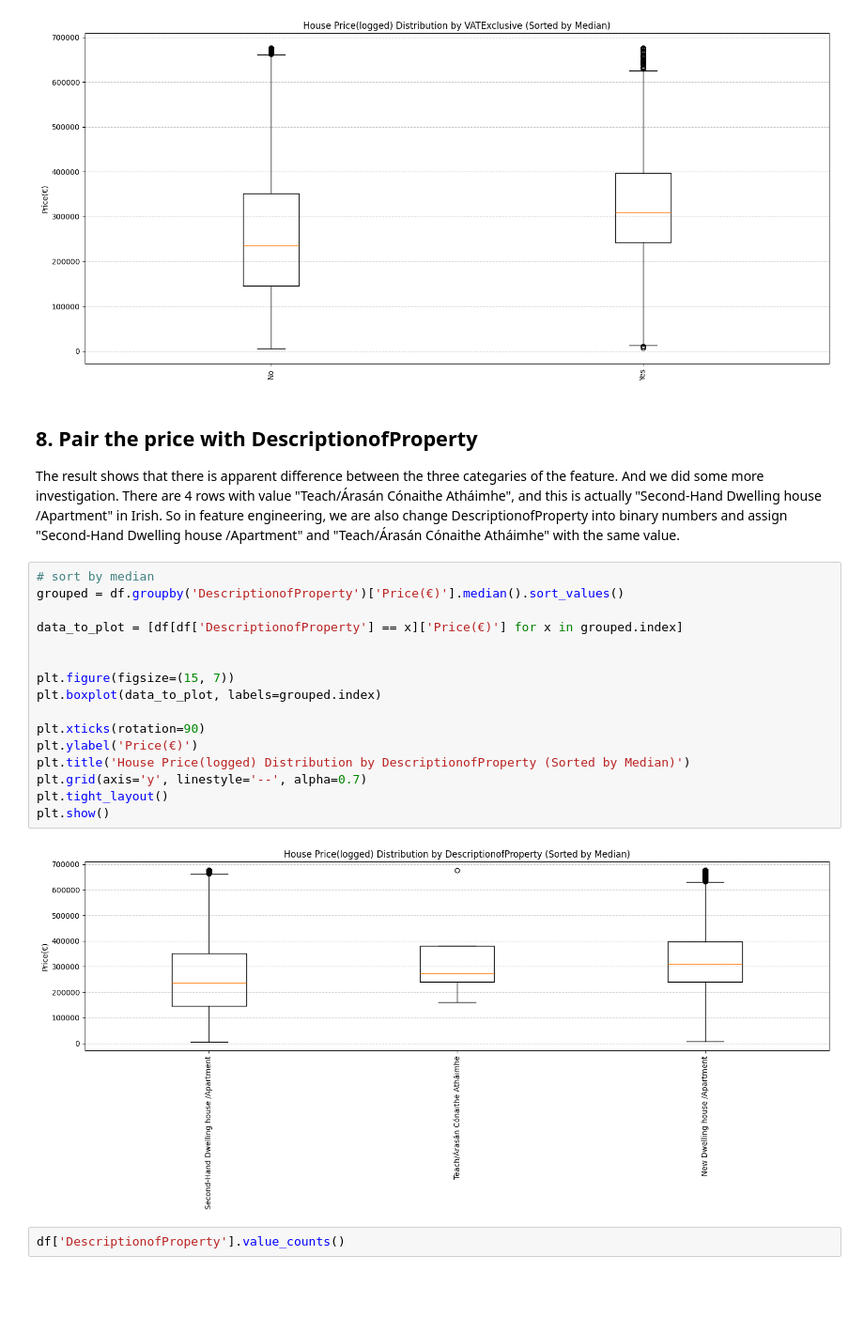
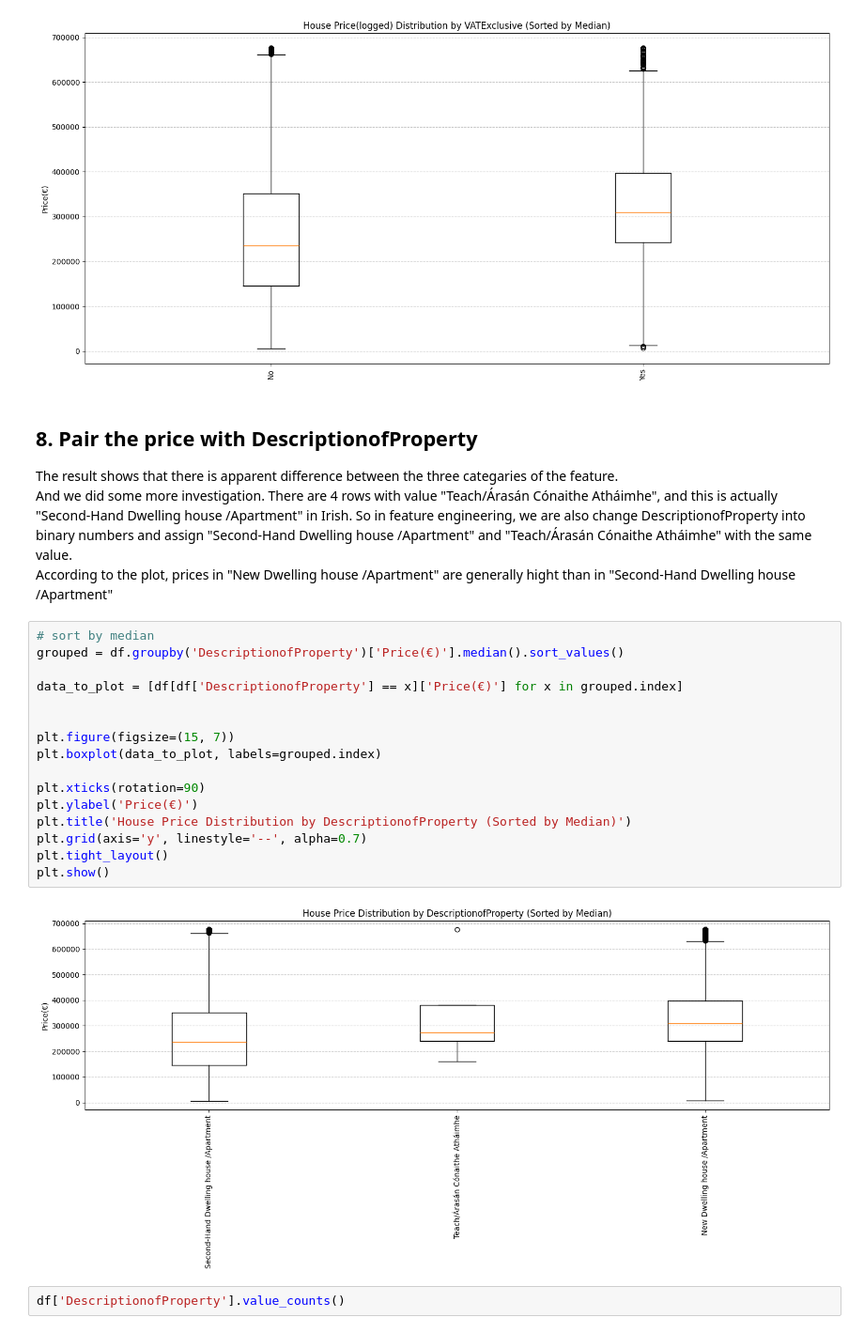
Before and after one commit to wuxiaoli-ucd/Data-Analytics, a Jupyter notebook: feature_paring_and_engineering.ipynb, the cells around one changed output. Shown at 94% size. Cells and saved outputs as stored; diff of their text form; blank space fills up the shorter version.

Commit message:
check data_understanding,feature_pair_and_engineering and testdata_processing

```diff
--- a/feature_paring_and_engineering.ipynb
+++ b/feature_paring_and_engineering.ipynb
@@ -245,25 +245,25 @@ plt.show()
 [figure]
 # %% [markdown]
 ## 8. Pair the price with DescriptionofProperty
-The result shows that there is apparent difference between the three categaries of the feature. And we did some more investigation. There are 4 rows with value "Teach/Árasán Cónaithe Atháimhe", and this is actually "Second-Hand Dwelling house /Apartment" in Irish. So in feature engineering, we are also change DescriptionofProperty into binary numbers and assign "Second-Hand Dwelling house /Apartment" and "Teach/Árasán Cónaithe Atháimhe" with the same value.
+The result shows that there is apparent difference between the three categaries of the feature. <br> And we did some more investigation. There are 4 rows with value "Teach/Árasán Cónaithe Atháimhe", and this is actually "Second-Hand Dwelling house /Apartment" in Irish. So in feature engineering, we are also change DescriptionofProperty into binary numbers and assign "Second-Hand Dwelling house /Apartment" and "Teach/Árasán Cónaithe Atháimhe" with the same value.<br>According to the plot, prices in "New Dwelling house /Apartment" are generally hight than in "Second-Hand Dwelling house /Apartment"
 # %%
 # sort by median
 grouped = df.groupby('DescriptionofProperty')['Price(€)'].median().sort_values()
 
 data_to_plot = [df[df['DescriptionofProperty'] == x]['Price(€)'] for x in grouped.index]
 
 
 plt.figure(figsize=(15, 7))
 plt.boxplot(data_to_plot, labels=grouped.index)
 
 plt.xticks(rotation=90)
 plt.ylabel('Price(€)')
-plt.title('House Price(logged) Distribution by DescriptionofProperty (Sorted by Median)')
+plt.title('House Price Distribution by DescriptionofProperty (Sorted by Median)')
 plt.grid(axis='y', linestyle='--', alpha=0.7)
 plt.tight_layout()
 plt.show()
 # %% [output]
-[figure, old version]
+[figure, new version]
 # %%
 df['DescriptionofProperty'].value_counts()
 # %% [output]
```
Also changed, not shown: parts of 17 cells of this notebook, 4 other files.
